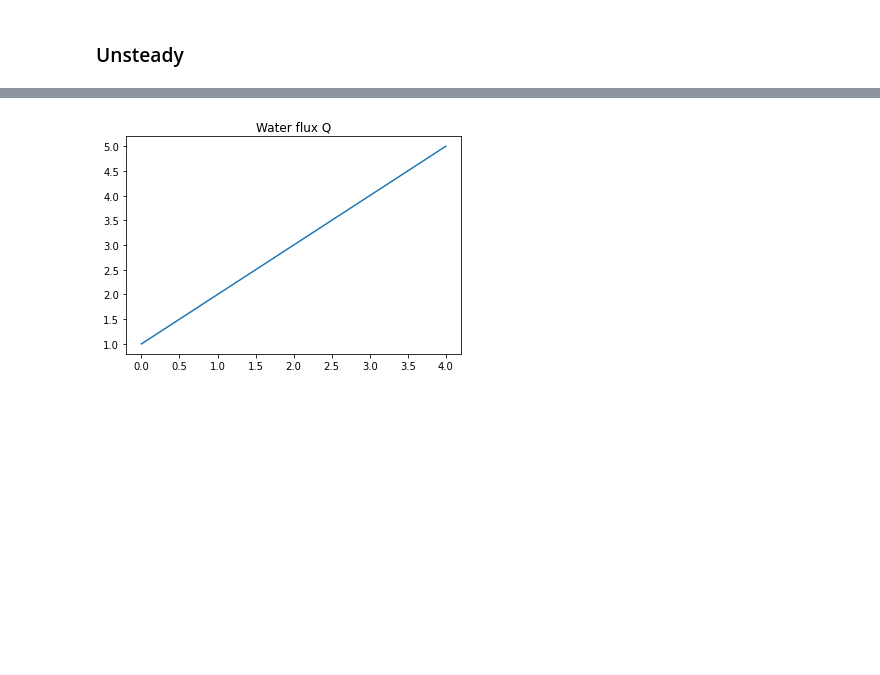
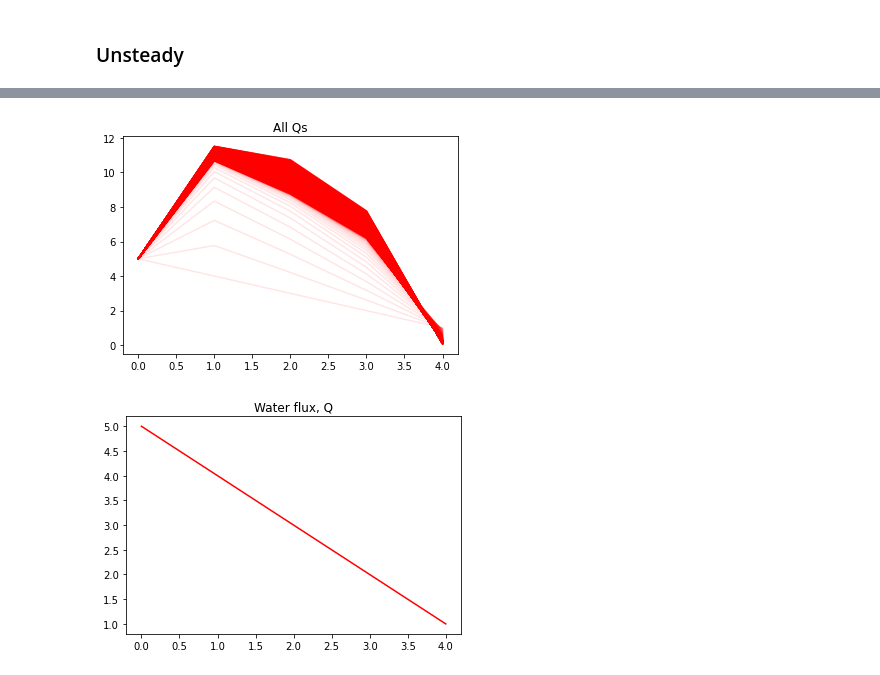
Before and after one commit to Txart/OpenPNM-Examples, a Jupyter notebook: cwl_networks.ipynb, the cells around one changed output, grey strips where cells are left out. Saved outputs shown, nothing was run; the diff lists cells and outputs as text; code cells hidden in the pictures; blank space fills up the shorter version.

```diff
--- a/cwl_networks.ipynb
+++ b/cwl_networks.ipynb
@@ -199,9 +210,10 @@ dt = 1
 time_duration = 1000
 niter = int(time_duration/dt)
 
-a = 1 * np.ones(n_nodes)
+a = 0 * np.ones(n_nodes)
 b = 1 * np.ones(n_nodes)
 if np.all(b < 0):
+    print('All entries of b are negative; changing digraph direction.')
     cnm = cnm.T
 elif np.prod(b <0):
     raise ValueError('Some but not all of bs are negative. Those digarph edge directions should be reversed!')
@@ -464,16 +479,24 @@ array([[-0.  , -0.01,  0.  ,  0.  ,  0.  ],
 # %%
+# Plot all Qs
+plt.figure()
+plt.title('All Qs')
+for t in range(niter):
+  plt.plot(Q_sol[t], alpha=0.1, color='red')
+
+
 # Animate Q
+
 figQ, axQ = plt.subplots()
 axQ.set_title("Water flux Q")
 
-lin, = axQ.plot(Q_sol[0], alpha=1.0)
+lin, = axQ.plot(Q_sol[0], alpha=1.0, color='red')
 
 def animate_Q(t):
     lin.set_ydata(Q_sol[t])  # update the data.
     return lin,
 
-aniQ = animation.FuncAnimation(
-figQ, animate_Q)
+duration_in_frames = 100
+aniQ = animation.FuncAnimation(figQ, animate_Q, frames=range(0,niter, int(niter/duration_in_frames)))
 HTML(aniQ.to_html5_video())
 # %% [output]
 [interactive output not drawn]
@@ -481,4 +505,10 @@ HTML(aniQ.to_html5_video())
 # %%
+# Plot all Ys
+plt.figure()
+plt.title('All Ys')
+for t in range(niter):
+  plt.plot(Y_sol[t], alpha=0.1, color='blue')
+
 # Animate Y
 figY, axY = plt.subplots()
 axY.set_title("Height of water in canal Y")
@@ -489,9 +519,8 @@ lin, = axY.plot(Y_sol[0], alpha=1.0)
 def animate_Y(t):
     lin.set_ydata(Y_sol[t])  # update the data.
     return lin,
-
-aniY = animation.FuncAnimation(
-figY, animate_Y)
+duration_in_frames = 100
+aniY = animation.FuncAnimation(figY, animate_Y, frames=range(0,niter, int(niter/duration_in_frames)))
 HTML(aniY.to_html5_video())
 # %% [output]
 [interactive output not drawn]
@@ -685,18 +682,25 @@ plt.show()
 # %%
+# Plot all Qs
+plt.figure()
+plt.title('All Qs')
+for t in range(niter):
+  plt.plot(Q_sol[t], alpha=0.1, color='red')
+
 # Animate Q
 figQ, axQ = plt.subplots()
-axQ.set_title("Water flux Q")
+axQ.set_title("Water flux, Q")
 
-lin, = axQ.plot(Q_sol[0], alpha=1.0)
+lin, = axQ.plot(Q_sol[0], alpha=1.0, color='red')
 
 def animate_Q(t):
     lin.set_ydata(Q_sol[t])  # update the data.
     return lin,
 
-aniQ = animation.FuncAnimation(
-figQ, animate_Q)
+duration_in_frames = 100
+aniQ = animation.FuncAnimation(figQ, animate_Q, frames=range(0,niter, int(niter/duration_in_frames)))
 HTML(aniQ.to_html5_video())
 # %% [output]
 [interactive output not drawn]
-[figure, old version]
+[figure, new version]
+[figure, added]
 # %%
```
Also changed, not shown: parts of 16 cells of this notebook.
